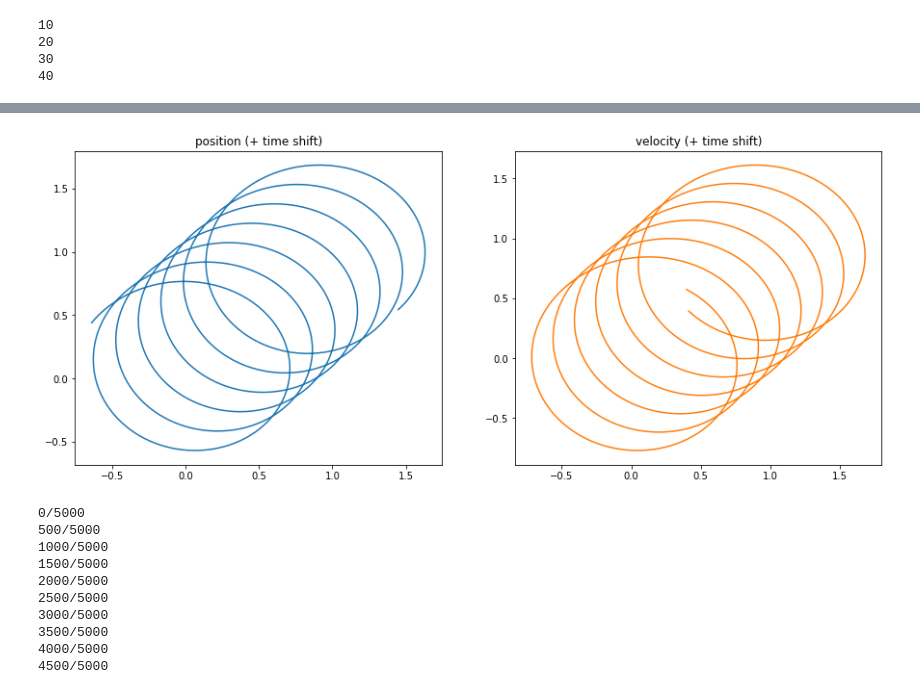
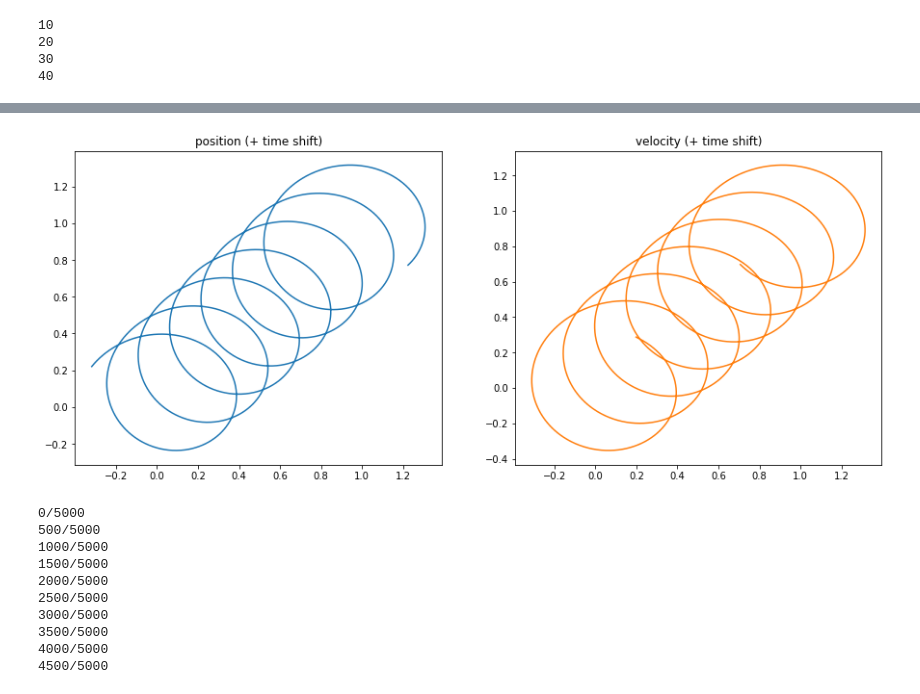
Before and after one commit to Pablo-Lemos/orbits, a Jupyter notebook: simple_orbits_prediction.ipynb, the cells around one changed output, grey strips where cells are left out. Cells and saved outputs as stored; diff of their text form; code cells hidden in the pictures.

```diff
--- a/simple_orbits_prediction.ipynb
+++ b/simple_orbits_prediction.ipynb
@@ -275,16 +293,18 @@ Example derivative:
 orbit_example = np.load(BytesIO(file_io.read_file_to_string('gs://orbits_ml/initial_data/planet_49.npy',
                                                                  binary_mode=True)))
 
-orbit_example  = np.vstack([orbit_example[1,:,0]*2.,orbit_example[1,:,1]*2.,
-                            orbit_example[1,:,3]*0.1,orbit_example[1,:,4]*0.1]).T
+orbit_example  = np.vstack([orbit_example[0,:,0]*1.,orbit_example[0,:,1]*1.,
+                            orbit_example[0,:,3]*0.05,orbit_example[0,:,4]*0.05,
+                           orbit_example[1,:,0]*1.,orbit_example[1,:,1]*1.,
+                            orbit_example[1,:,3]*0.05,orbit_example[1,:,4]*0.05]).T
 # %%
 _ = plt.figure(figsize=(15,6)), plt.subplot(1,2,1), plt.title('position (+ time shift)')
-_ = plt.plot(orbit_example[:,0] + np.arange(5000)*2e-4 ,
-             orbit_example[:,1]+ np.arange(5000)*2e-4)
+_ = plt.plot(orbit_example[:,4] + np.arange(5000)*2e-4 ,
+             orbit_example[:,5]+ np.arange(5000)*2e-4)
 _ = plt.subplot(1,2,2), plt.title('velocity (+ time shift)')
-_ = plt.plot(orbit_example[:,2]+ np.arange(5000)*2e-4,
-             orbit_example[:,3]+ np.arange(5000)*2e-4, c='C1')
+_ = plt.plot(orbit_example[:,6]+ np.arange(5000)*2e-4,
+             orbit_example[:,7]+ np.arange(5000)*2e-4, c='C1')
 # %% [output]
-[figure, old version]
+[figure, new version]
 # %%
 orbit_example_prediction = np.copy(orbit_example)
```
Also changed, not shown: parts of 24 cells of this notebook.
